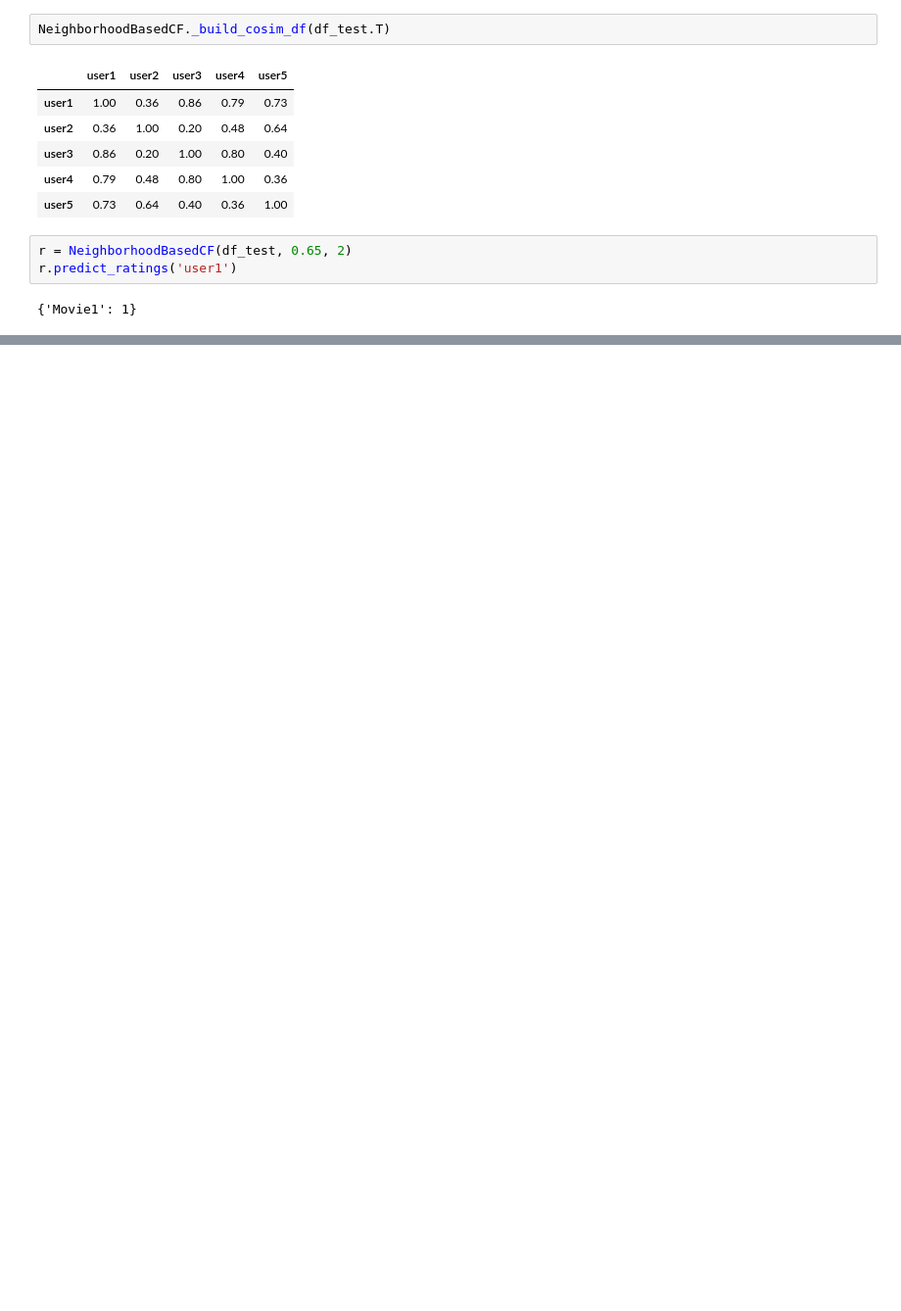
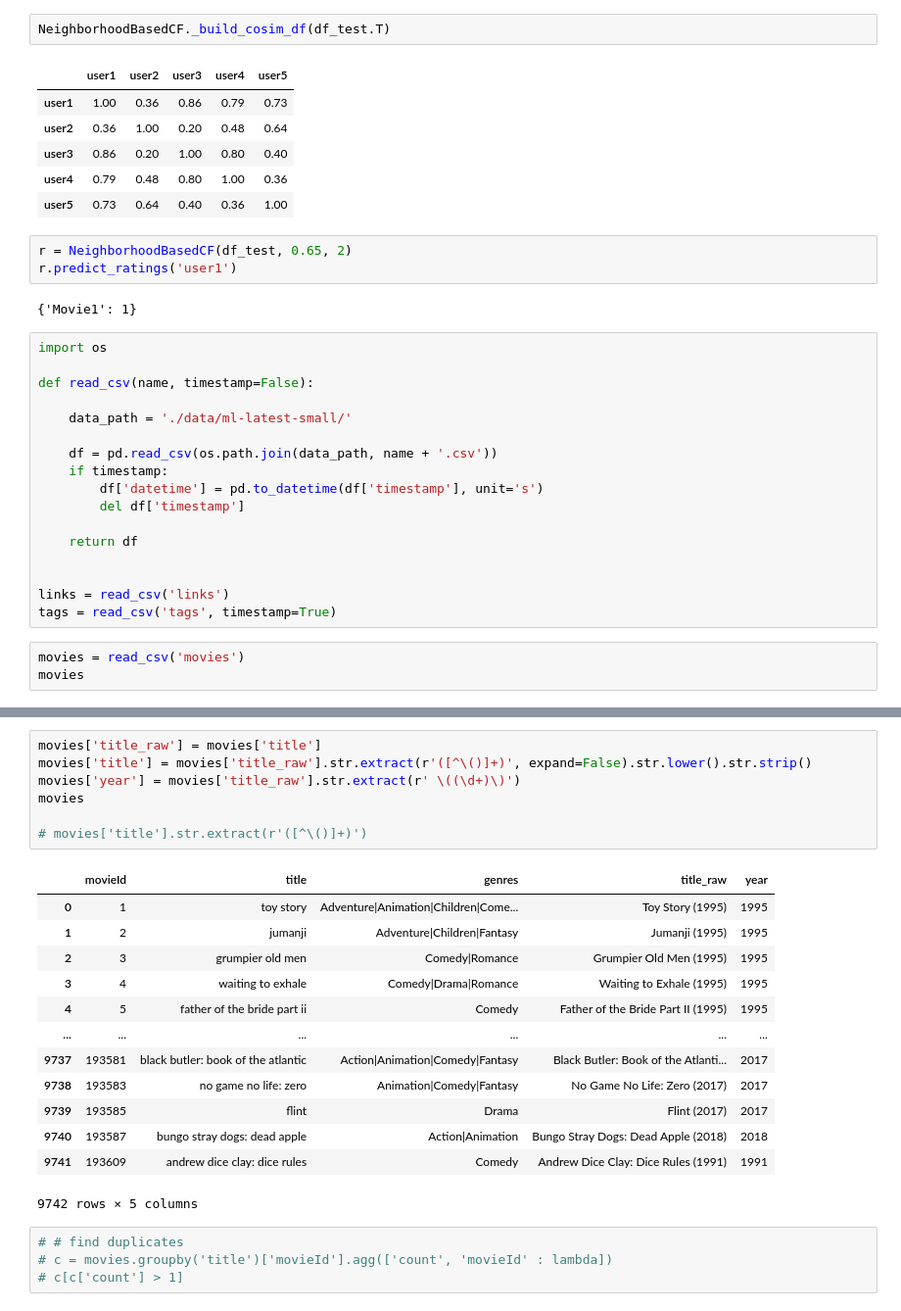
Before and after one commit to greentopsecret/random-forest-fennel-student-code, a Jupyter notebook: week_10/neighborhood_based_CF.ipynb, the cells around one changed output, grey strips where cells are left out. Shown: that part at 98% size. Cells and saved outputs as stored; diff of their text form; blank space fills up the shorter version.

```diff
--- a/week_10/neighborhood_based_CF.ipynb
+++ b/week_10/neighborhood_based_CF.ipynb
@@ -204,3 +200,23 @@ r = NeighborhoodBasedCF(df_test, 0.65, 2)
 r.predict_ratings('user1')
 # %% [output]
 {'Movie1': 1}
+# %%
+import os
+
+def read_csv(name, timestamp=False):
+
+    data_path = './data/ml-latest-small/'
+
+    df = pd.read_csv(os.path.join(data_path, name + '.csv'))
+    if timestamp:
+        df['datetime'] = pd.to_datetime(df['timestamp'], unit='s')
+        del df['timestamp']
+
+    return df
+
+
+links = read_csv('links')
+tags = read_csv('tags', timestamp=True)
+# %%
+movies = read_csv('movies')
+movies
@@ -206,0 +237,25 @@ r.predict_ratings('user1')
+# %%
+movies['title_raw'] = movies['title']
+movies['title'] = movies['title_raw'].str.extract(r'([^\()]+)', expand=False).str.lower().str.strip()
+movies['year'] = movies['title_raw'].str.extract(r' \((\d+)\)')
+movies
+
+# movies['title'].str.extract(r'([^\()]+)')
+# %% [output]
+|  | movieId | title | genres | title_raw | year |
+| 0 | 1 | toy story | Adventure|Animation|Children|Come... | Toy Story (1995) | 1995 |
+| 1 | 2 | jumanji | Adventure|Children|Fantasy | Jumanji (1995) | 1995 |
+| 2 | 3 | grumpier old men | Comedy|Romance | Grumpier Old Men (1995) | 1995 |
+| 3 | 4 | waiting to exhale | Comedy|Drama|Romance | Waiting to Exhale (1995) | 1995 |
+| 4 | 5 | father of the bride part ii | Comedy | Father of the Bride Part II (1995) | 1995 |
+| ... | ... | ... | ... | ... | ... |
+| 9737 | 193581 | black butler: book of the atlantic | Action|Animation|Comedy|Fantasy | Black Butler: Book of the Atlanti... | 2017 |
+| 9738 | 193583 | no game no life: zero | Animation|Comedy|Fantasy | No Game No Life: Zero (2017) | 2017 |
+| 9739 | 193585 | flint | Drama | Flint (2017) | 2017 |
+| 9740 | 193587 | bungo stray dogs: dead apple | Action|Animation | Bungo Stray Dogs: Dead Apple (2018) | 2018 |
+| 9741 | 193609 | andrew dice clay: dice rules | Comedy | Andrew Dice Clay: Dice Rules (1991) | 1991 |
+9742 rows × 5 columns
+# %%
+# # find duplicates
+# c = movies.groupby('title')['movieId'].agg(['count', 'movieId' : lambda])
+# c[c['count'] > 1]
```
Also changed, not shown: parts of 23 cells of this notebook, 17 other files.
